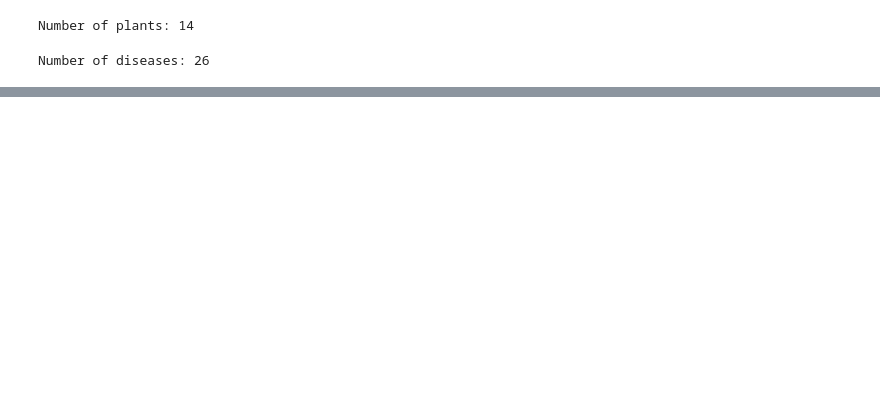
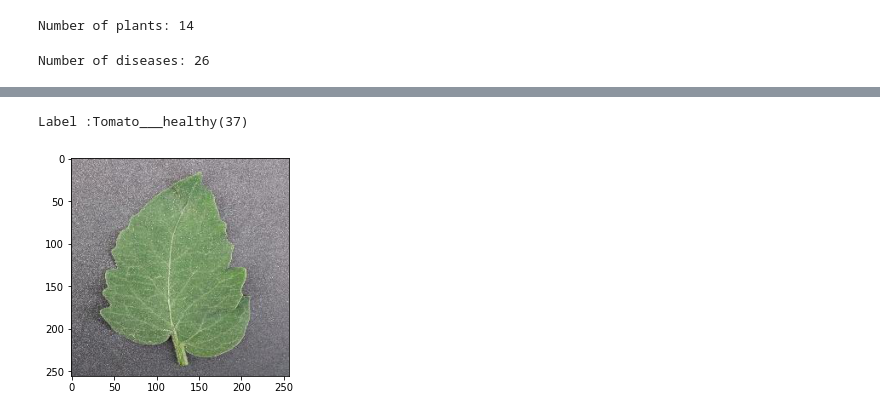
Before and after one commit to adindaayundra/PlantDiseaseClassification_Versi2, a Jupyter notebook: PlantDiseaseClassification_MbkmRiset_Versi2.ipynb, the cells around one changed output, grey strips where cells are left out. Saved outputs shown, nothing was run; the diff lists cells and outputs as text; code cells hidden in the pictures; blank space fills up the shorter version.

```diff
--- a/PlantDiseaseClassification_MbkmRiset_Versi2.ipynb
+++ b/PlantDiseaseClassification_MbkmRiset_Versi2.ipynb
@@ -114,0 +157,5 @@ img_per_class
+# %%
+show_image(*train[70000])
+# %% [output]
+Label :Tomato___healthy(37)
+[figure, added]
```
Also changed, not shown: parts of 18 cells of this notebook.
